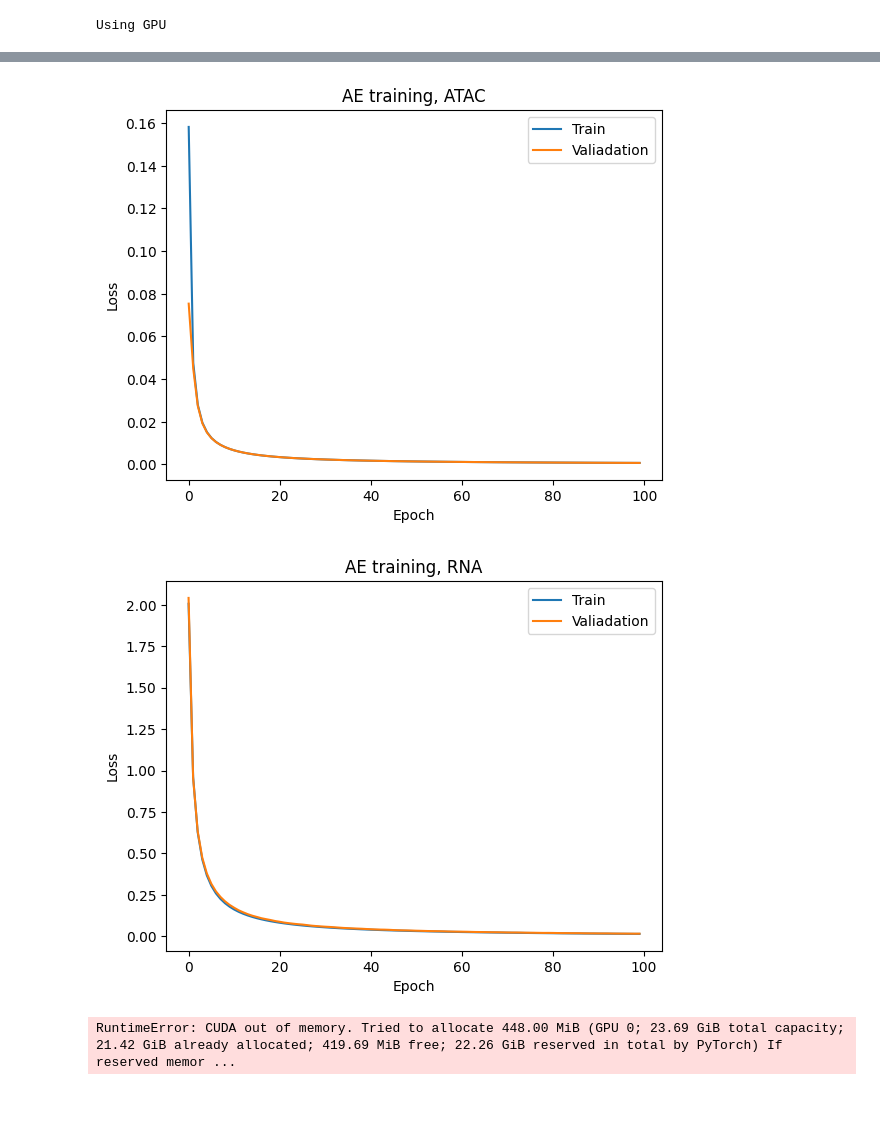
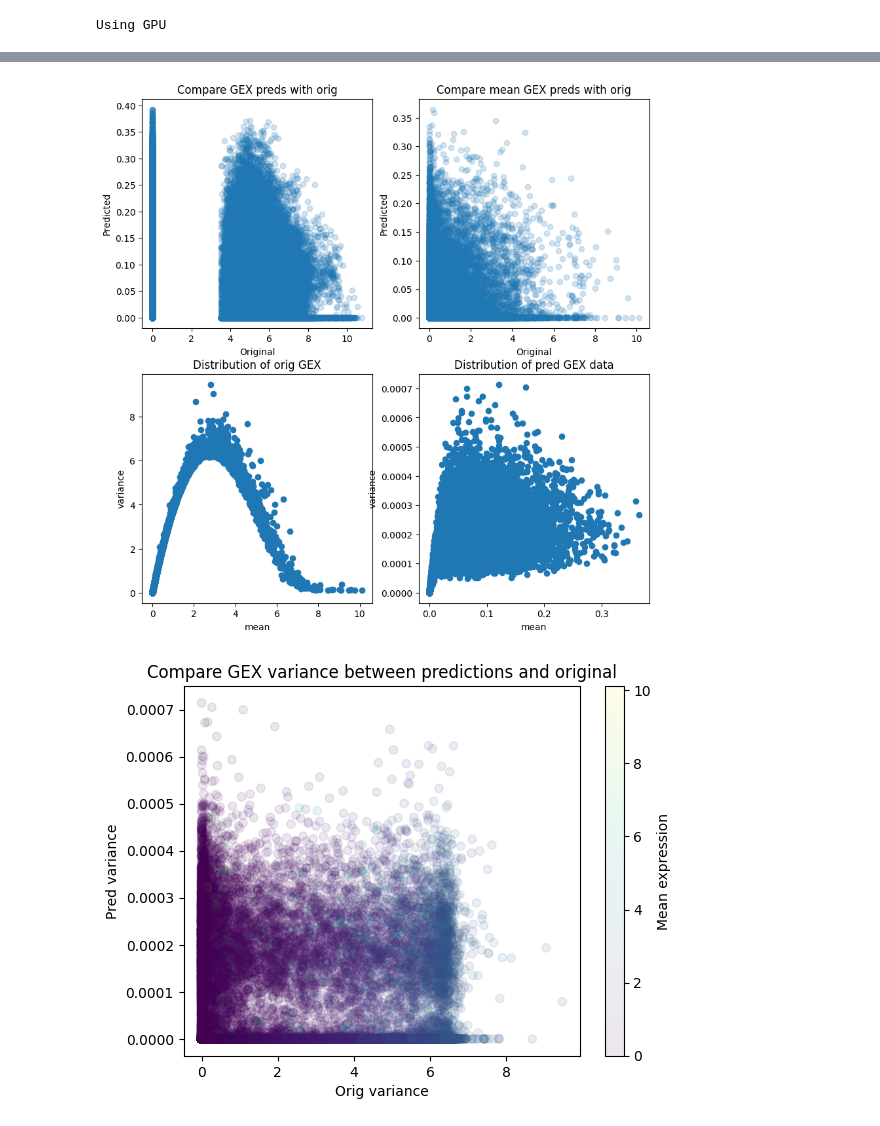
Before and after one commit to artemy-bakulin/multimodal, a Jupyter notebook: Make_AE.ipynb, the cells around one changed output, grey strips where cells are left out. Drawn from its saved outputs; the diff is of its cells as text; code cells hidden in the pictures.

```diff
--- a/Make_AE.ipynb
+++ b/Make_AE.ipynb
@@ -137,20 +99,21 @@ def partial_correlation_score_torch_faster(y_true, y_pred):
     """Compute the correlation between each rows of the y_true and y_pred tensors.
     Compatible with backpropagation.
     """
-    y_true = y_true.to_dense()
-    y_pred = y_pred.to_dense()
+    y_true = y_true.flatten()
+    y_pred = y_pred.flatten()
 
-    y_true_centered = y_true - torch.mean(y_true, dim=1)[:,None]
-    y_pred_centered = y_pred - torch.mean(y_pred, dim=1)[:,None]
-    cov_tp = torch.sum(y_true_centered*y_pred_centered, dim=1)/(y_true.shape[1]-1)
-    var_t = torch.sum(y_true_centered**2, dim=1)/(y_true.shape[1]-1)
-    var_p = torch.sum(y_pred_centered**2, dim=1)/(y_true.shape[1]-1)
+
+    y_true_centered = y_true - torch.mean(y_true)
+    y_pred_centered = y_pred - torch.mean(y_pred)
+    cov_tp = torch.sum(y_true_centered*y_pred_centered)/(y_true.shape[0]-1)
+    var_t = torch.sum(y_true_centered**2)/(y_true.shape[0]-1)
+    var_p = torch.sum(y_pred_centered**2)/(y_true.shape[0]-1)
     return cov_tp/torch.sqrt(var_t*var_p)
 
 def correl_loss(pred, tgt):
     """Loss for directly optimizing the correlation.
     """
-    return -torch.mean(partial_correlation_score_torch_faster(tgt, pred))
+    return -partial_correlation_score_torch_faster(tgt, pred)
 # %%
 def init_weights(m):
     if isinstance(m, nn.Linear):
@@ -414,26 +456,0 @@ Validation RNA cor: -0.004580117166042328
-# %%
-import matplotlib.pyplot as plt
-
-
-plt.plot(np.arange(len(trainer.train_progress[0])), (trainer.train_progress[0]), label='Train')
-plt.plot(np.arange(len(trainer.val_progress[0])), (trainer.val_progress[0]), label='Valiadation')
-plt.xlabel('Epoch')
-plt.ylabel('Loss')
-plt.title('AE training, ATAC')
-plt.legend()
-plt.show()
-
-plt.plot(np.arange(len(trainer.train_progress[1])), (trainer.train_progress[1]), label='Train')
-plt.plot(np.arange(len(trainer.val_progress[1])), (trainer.val_progress[1]), label='Valiadation')
-plt.xlabel('Epoch')
-plt.ylabel('Loss')
-plt.title('AE training, RNA')
-plt.legend()
-plt.show()
-# %% [output]
-[figure, removed]
-[figure, removed]
-# %%
-trainer.test_model() # don't know how to fix this memory problem
-# %% [output]
-RuntimeError: CUDA out of memory. Tried to allocate 448.00 MiB (GPU 0; 23.69 GiB total capacity; 21.42 GiB already allocated; 419.69 MiB free; 22.26 GiB reserved in total by PyTorch) If reserved memor ...
@@ -439,0 +558,6 @@ RuntimeError: CUDA out of memory. Tried to allocate 448.00 MiB (GPU 0; 23.69 GiB
+# %%
+atac_pred, rna_pred, atac_orig, rna_orig = trainer.analyze_model(AE)
+plot_model_analysis(atac_pred, rna_pred, atac_orig, rna_orig)
+# %% [output]
+[figure, added]
+[figure, added]
```
Also changed, not shown: parts of 7 cells of this notebook.
